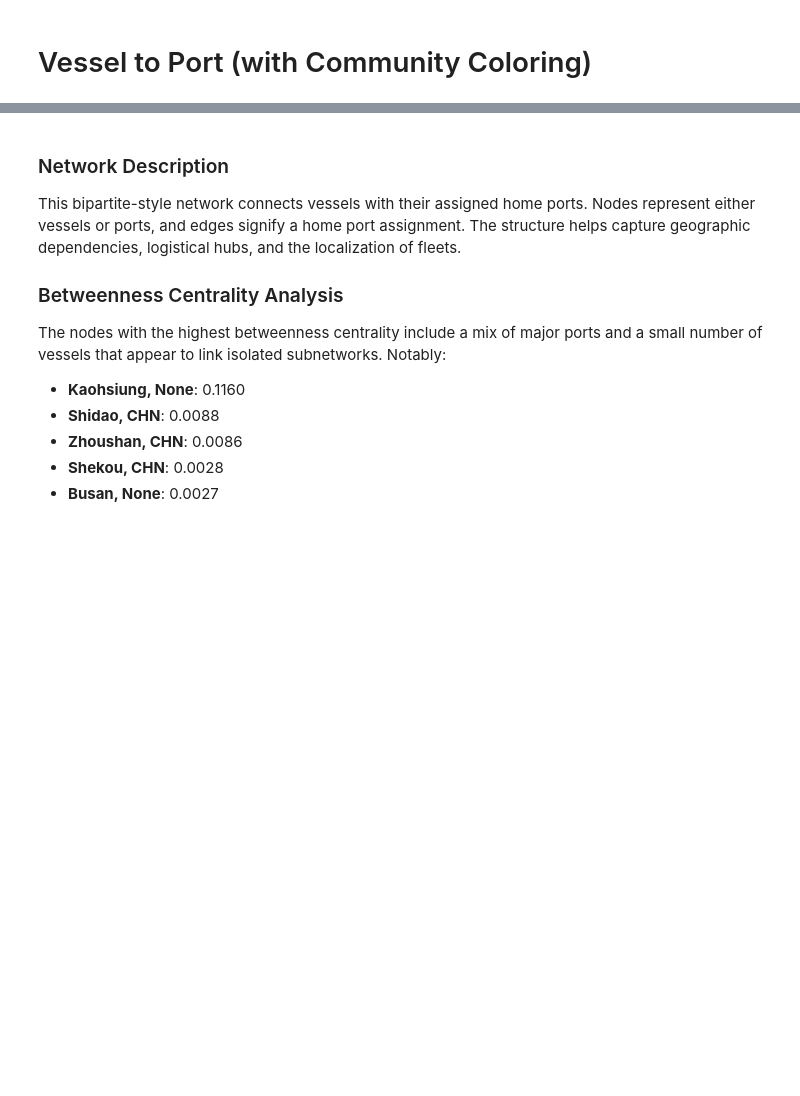
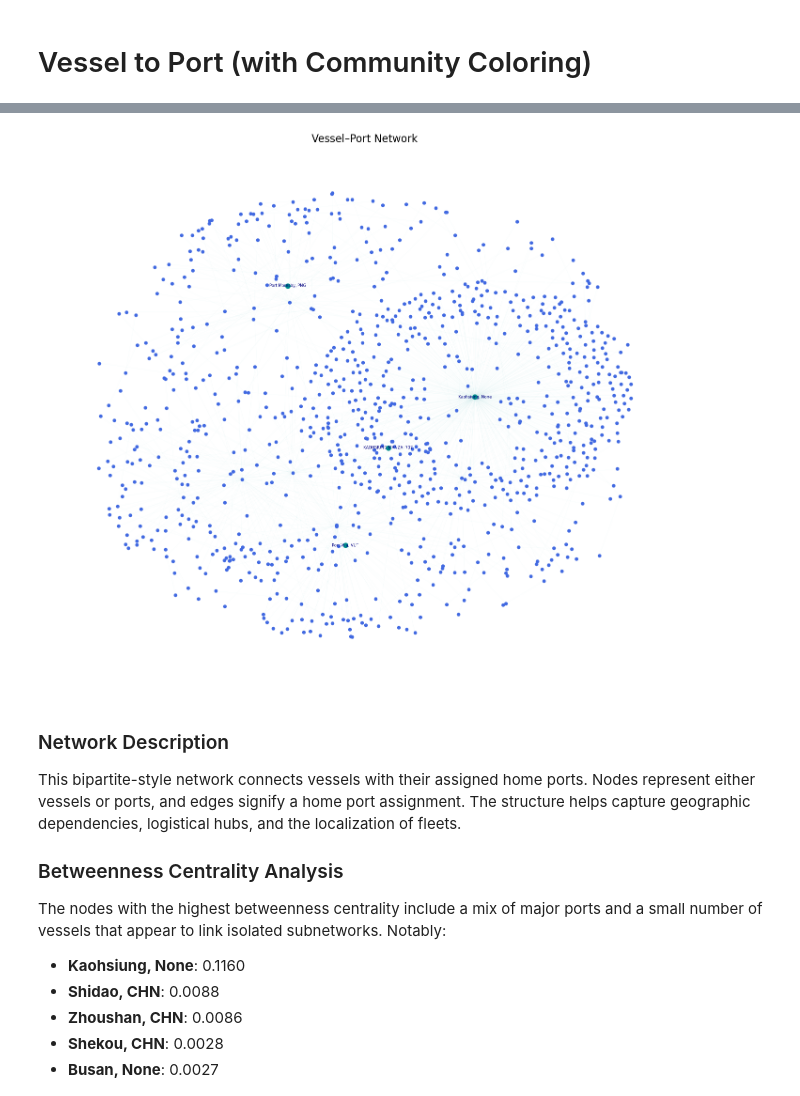
Before and after one commit to ek976/network_analytics_project, a Jupyter notebook: code/combined_network_analysis.ipynb, the cells around one changed output, grey strips where cells are left out. Cells and saved outputs as stored; diff of their text form; code cells hidden in the pictures; blank space fills up the shorter version.

```diff
--- a/code/combined_network_analysis.ipynb
+++ b/code/combined_network_analysis.ipynb
@@ -295,3 +442,63 @@ Detected 79 communities
+# %%
+import matplotlib.pyplot as plt
+import networkx as nx
+from matplotlib.cm import get_cmap
+
+# Define your known port nodes
+# (You can replace this with an actual list from your dataset or by filtering nodes)
+port_nodes = [n for n in G3.nodes if 'port' in str(n).lower() or 'kaohsiung' in str(n).lower()]
+vessel_nodes = [n for n in G3.nodes if n not in port_nodes]
+
+# Layout
+pos = nx.spring_layout(G3, seed=42, k=0.2)  # more spacing
+
+# Start plot
+plt.figure(figsize=(14, 12))
+plt.title("Vessel–Port Network", fontsize=16)
+
+# Draw transparent edges
+nx.draw_networkx_edges(
+    G3, pos,
+    edge_color='lightseagreen',
+    alpha=0.04,
+    width=0.4
+)
+
+# Draw port nodes (larger and distinct color)
+nx.draw_networkx_nodes(
+    G3, pos,
+    nodelist=port_nodes,
+    node_color='darkcyan',
+    node_size=50,
+    label='Ports'
+)
+
+# Draw vessel nodes (smaller, lighter blue)
+nx.draw_networkx_nodes(
+    G3, pos,
+    nodelist=vessel_nodes,
+    node_color='royalblue',
+    node_size=20,
+    label='Vessels'
+)
+
+# Add labels for ports only
+labels = {n: n for n in port_nodes}
+nx.draw_networkx_labels(
+    G3, pos,
+    labels=labels,
+    font_size=6,
+    font_color='navy'
+)
+
+plt.axis('off')
+plt.tight_layout()
+
+# Save to file
+plt.savefig("../paper/images/vessel_port_labeled.png", dpi=300, bbox_inches='tight')
+plt.show()
+# %% [output]
+[figure, added]
 # %% [markdown]
 ### Network Description
 This bipartite-style network connects vessels with their assigned home ports. Nodes represent either vessels or ports, and edges signify a home port assignment. The structure helps capture geographic dependencies, logistical hubs, and the localization of fleets.
```
Also changed, not shown: parts of 6 cells of this notebook.
